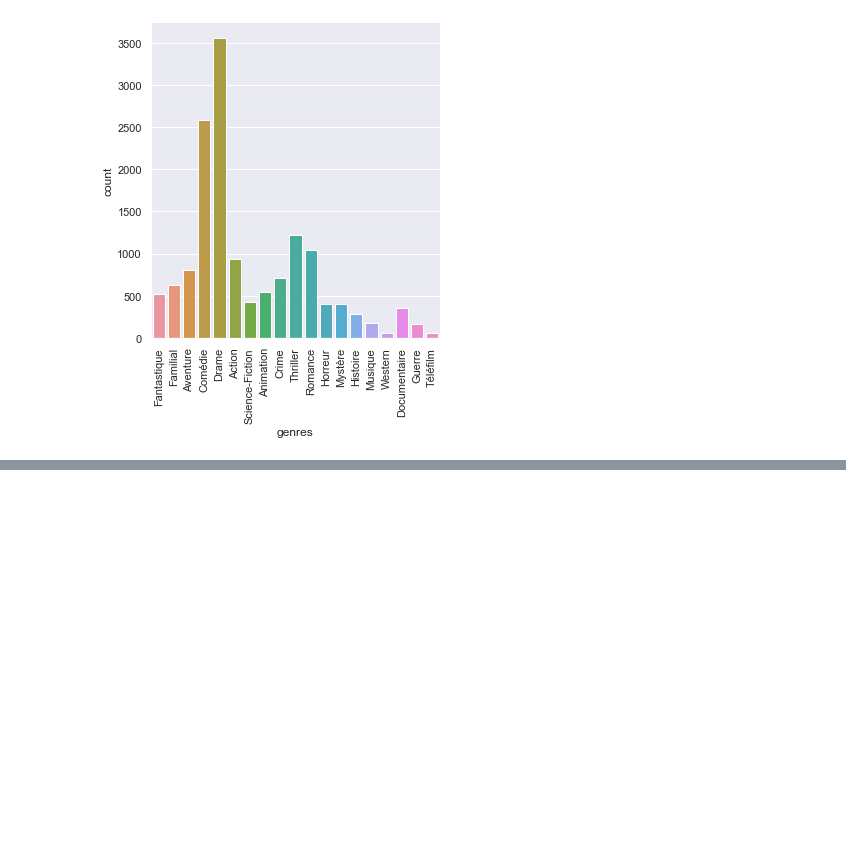
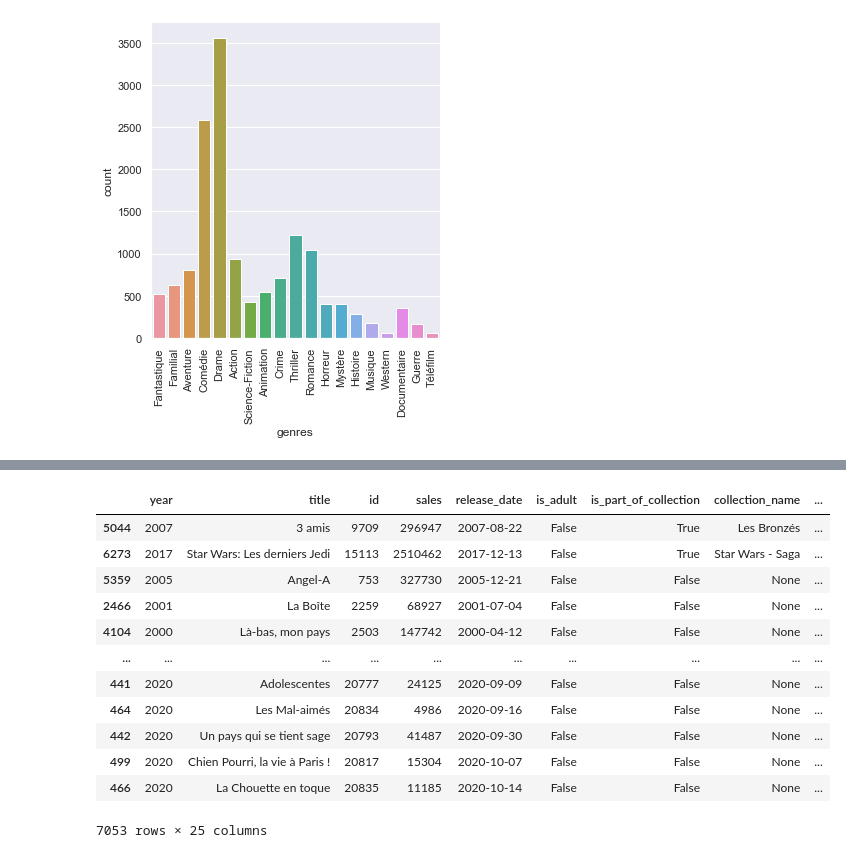
Before and after one commit to artefactory/french-box-office, a Jupyter notebook: notebooks/session4-data-exploration.ipynb, the cells around one changed output, grey strips where cells are left out. Cells and saved outputs as stored; diff of their text form; code cells hidden in the pictures; blank space fills up the shorter version.

```diff
--- a/notebooks/session5-data-exploration.ipynb
+++ b/notebooks/session4-data-exploration.ipynb
@@ -265,0 +311,3 @@ Name: production_countries, Length: 124, dtype: int64
+# %%
+actors_list = set(list(set(data['actor_1'])) + list(set(data['actor_2'])) + list(set(data['actor_3'])))# + list(set(
+#    data['actor_4'])) + list(set(data['actor_5'])))
@@ -265,0 +325,11 @@ Name: production_countries, Length: 124, dtype: int64
+# %%
+k = 5
+data = data.sort_values('release_date')
+for i, actor in enumerate(list(actors_list)):
+    data_angelina = data.loc[(data['actor_1'] == actor) | (data['actor_2'] == actor) | (data['actor_3'] == actor)]
+    data_angelina['actor'] = actor
+    data_angelina['mean_sales'] = data_angelina.groupby('actor')['sales'] \
+        .transform(lambda x: x.rolling(k, 1).mean().shift()).fillna(0)
+    data.loc[data['actor_1']==actor, 'actor_1'] = data_angelina.loc[data_angelina['actor_1']==actor, 'mean_sales']
+    data.loc[data['actor_2']==actor, 'actor_2'] = data_angelina.loc[data_angelina['actor_2']==actor, 'mean_sales']
+    data.loc[data['actor_3']==actor, 'actor_3'] = data_angelina.loc[data_angelina['actor_3']==actor, 'mean_sales']
@@ -265,0 +365,20 @@ Name: production_countries, Length: 124, dtype: int64
+# %%
+data['mean_sales_actor'] = (data['actor_1'] + data['actor_2'] + data['actor_3'])/3
+# %%
+data['max_sales_actor'] = data[["actor_1", "actor_2", "actor_3"]].max(axis=1)
+# %%
+data.sort_values(by='max_sales_actor', ascending=False)
+# %% [output]
+|  | year | title | id | sales | release_date | is_adult | is_part_of_collection | collection_name | ... |
+| 5044 | 2007 | 3 amis | 9709 | 296947 | 2007-08-22 | False | True | Les Bronzés | ... |
+| 6273 | 2017 | Star Wars: Les derniers Jedi | 15113 | 2510462 | 2017-12-13 | False | True | Star Wars - Saga | ... |
+| 5359 | 2005 | Angel-A | 753 | 327730 | 2005-12-21 | False | False | None | ... |
+| 2466 | 2001 | La Boîte | 2259 | 68927 | 2001-07-04 | False | False | None | ... |
+| 4104 | 2000 | Là-bas, mon pays | 2503 | 147742 | 2000-04-12 | False | False | None | ... |
+| ... | ... | ... | ... | ... | ... | ... | ... | ... | ... |
+| 441 | 2020 | Adolescentes | 20777 | 24125 | 2020-09-09 | False | False | None | ... |
+| 464 | 2020 | Les Mal-aimés | 20834 | 4986 | 2020-09-16 | False | False | None | ... |
+| 442 | 2020 | Un pays qui se tient sage | 20793 | 41487 | 2020-09-30 | False | False | None | ... |
+| 499 | 2020 | Chien Pourri, la vie à Paris ! | 20817 | 15304 | 2020-10-07 | False | False | None | ... |
+| 466 | 2020 | La Chouette en toque | 20835 | 11185 | 2020-10-14 | False | False | None | ... |
+7053 rows × 25 columns
```
Also changed, not shown: parts of 28 cells of this notebook, 3 other files.
